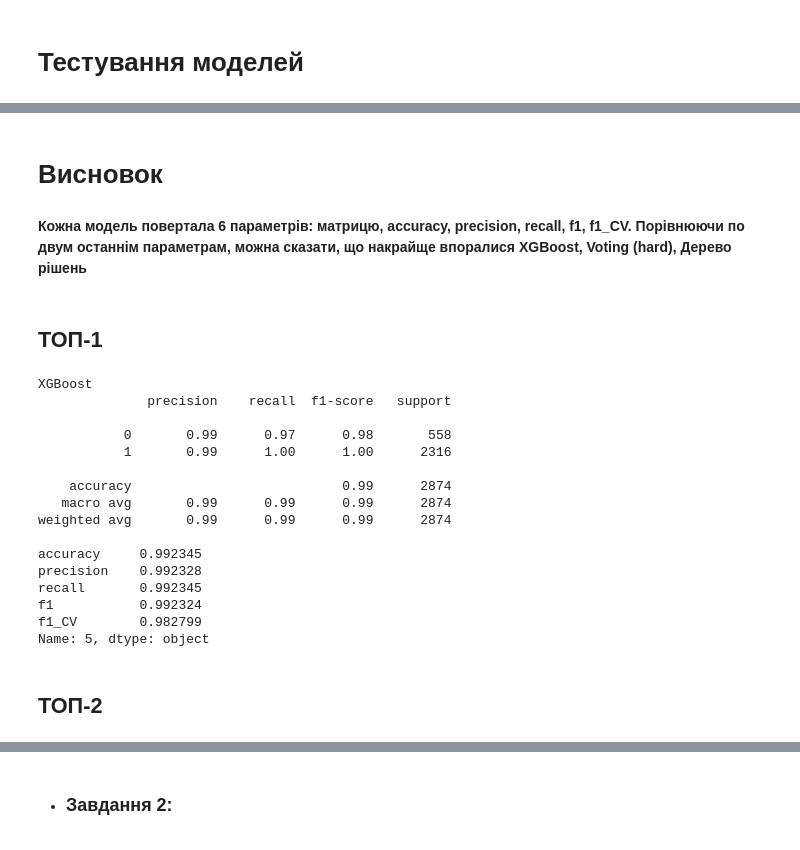
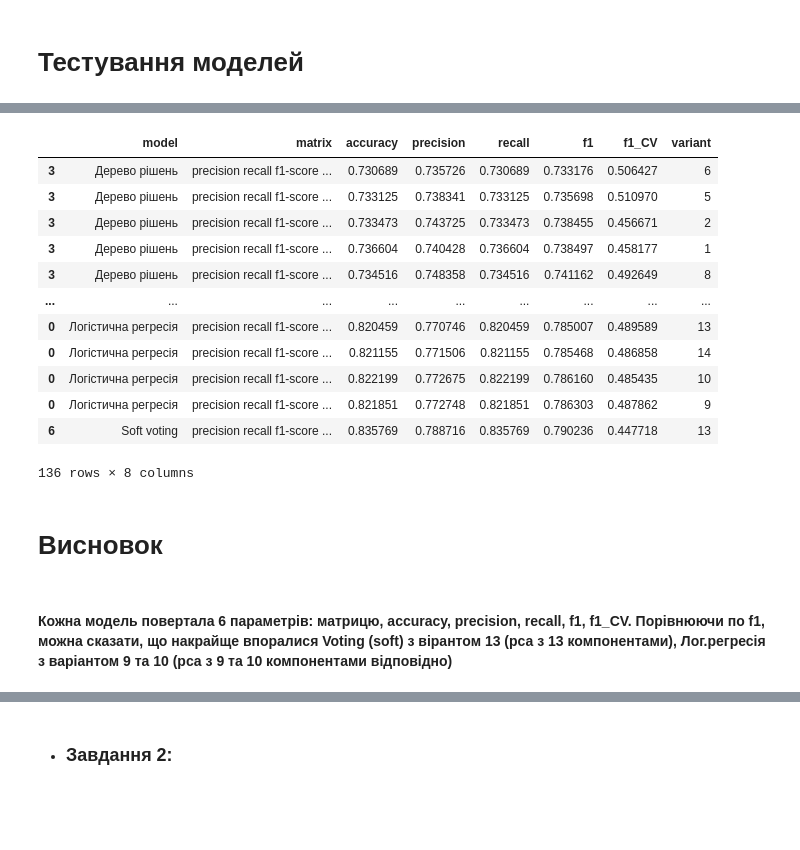
Before and after one commit to parmessan/DS-17, a Jupyter notebook: Lab_7/Lab work 7.ipynb, the cells around one changed output, grey strips where cells are left out. Saved outputs shown, nothing was run; the diff lists cells and outputs as text; code cells hidden in the pictures; blank space fills up the shorter version.

```diff
--- a/Lab_7/Lab work 7.ipynb
+++ b/Lab_7/Lab work 7.ipynb
@@ -529,0 +542,2 @@ df_result.sort_values(by=['f1_CV', 'f1'])
+# %%
+result = testing(X, y)
@@ -529,0 +563,3 @@ df_result.sort_values(by=['f1_CV', 'f1'])
+# %%
+df_result_2 = pd.DataFrame(result)
+df_result_2['variant'] = 2
@@ -529,0 +578,2 @@ df_result.sort_values(by=['f1_CV', 'f1'])
+# %%
+total_result = pd.concat([df_result_1, df_result_2])
@@ -529,0 +584,12 @@ df_result.sort_values(by=['f1_CV', 'f1'])
+# %%
+
+for i in range(4, 18):
+    X = df.drop(columns=['not.fully.paid'], inplace=False)
+    X = pd.get_dummies(X, columns=['purpose'])
+    y = df['not.fully.paid']
+    pca = PCA(n_components=i)
+    X = pca.fit_transform(X)
+    result = testing(X, y)
+    df_result_i = pd.DataFrame(result)
+    df_result_i['variant'] = i
+    total_result = pd.concat([total_result, df_result_i])
@@ -530,29 +614,20 @@ df_result.sort_values(by=['f1_CV', 'f1'])
+# %%
+total_result.sort_values(by=['f1'])
+# %% [output]
+|  | model | matrix | accuracy | precision | recall | f1 | f1_CV | variant |
+| 3 | Дерево рішень | precision recall f1-score ... | 0.730689 | 0.735726 | 0.730689 | 0.733176 | 0.506427 | 6 |
+| 3 | Дерево рішень | precision recall f1-score ... | 0.733125 | 0.738341 | 0.733125 | 0.735698 | 0.510970 | 5 |
+| 3 | Дерево рішень | precision recall f1-score ... | 0.733473 | 0.743725 | 0.733473 | 0.738455 | 0.456671 | 2 |
+| 3 | Дерево рішень | precision recall f1-score ... | 0.736604 | 0.740428 | 0.736604 | 0.738497 | 0.458177 | 1 |
+| 3 | Дерево рішень | precision recall f1-score ... | 0.734516 | 0.748358 | 0.734516 | 0.741162 | 0.492649 | 8 |
+| ... | ... | ... | ... | ... | ... | ... | ... | ... |
+| 0 | Логістична регресія | precision recall f1-score ... | 0.820459 | 0.770746 | 0.820459 | 0.785007 | 0.489589 | 13 |
+| 0 | Логістична регресія | precision recall f1-score ... | 0.821155 | 0.771506 | 0.821155 | 0.785468 | 0.486858 | 14 |
+| 0 | Логістична регресія | precision recall f1-score ... | 0.822199 | 0.772675 | 0.822199 | 0.786160 | 0.485435 | 10 |
+| 0 | Логістична регресія | precision recall f1-score ... | 0.821851 | 0.772748 | 0.821851 | 0.786303 | 0.487862 | 9 |
+| 6 | Soft voting | precision recall f1-score ... | 0.835769 | 0.788716 | 0.835769 | 0.790236 | 0.447718 | 13 |
+136 rows × 8 columns
 # %% [markdown]
 # Висновок
 # %% [markdown]
-**Кожна модель повертала 6 параметрів: матрицю, accuracy, precision, recall, f1, f1_CV. Порівнюючи по двум останнім параметрам, можна сказати, що накрайще впоралися XGBoost, Voting (hard), Дерево рішень**
+####  Кожна модель повертала 6 параметрів: матрицю, accuracy, precision, recall, f1, f1_CV. Порівнюючи по f1, можна сказати, що накрайще впоралися Voting (soft) з вірантом 13 (рса з 13 компонентами), Лог.регресія з варіантом 9 та 10 (рса з 9 та 10 компонентами відповідно)
-# %% [markdown]
-## ТОП-1
-# %%
-print(df_result.iloc[5, 0])
-print(df_result.iloc[5, 1])
-print(df_result.iloc[5, [2, 3, 4, 5, 6]])
-# %% [output]
-XGBoost
-              precision    recall  f1-score   support
-
-           0       0.99      0.97      0.98       558
-           1       0.99      1.00      1.00      2316
-
-    accuracy                           0.99      2874
-   macro avg       0.99      0.99      0.99      2874
-weighted avg       0.99      0.99      0.99      2874
-
-accuracy     0.992345
-precision    0.992328
-recall       0.992345
-f1           0.992324
-f1_CV        0.982799
-Name: 5, dtype: object
-# %% [markdown]
-## ТОП-2
```
Also changed, not shown: parts of 26 cells of this notebook.
